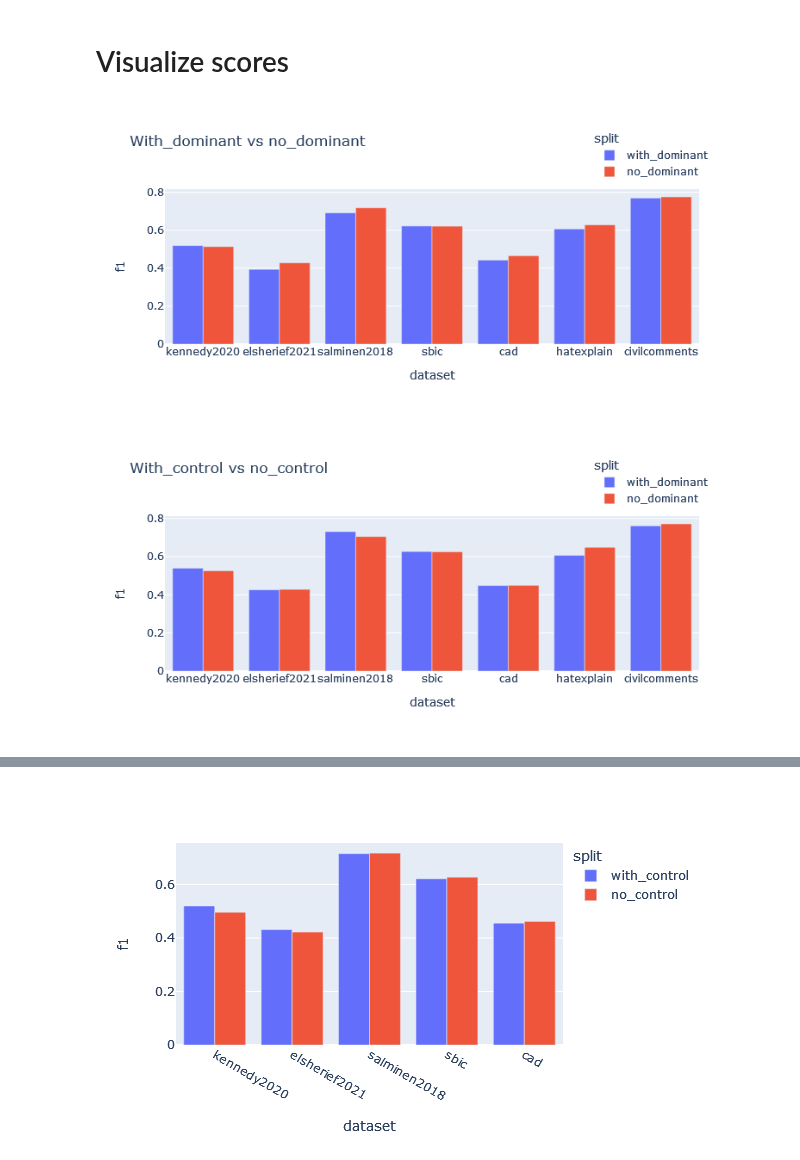
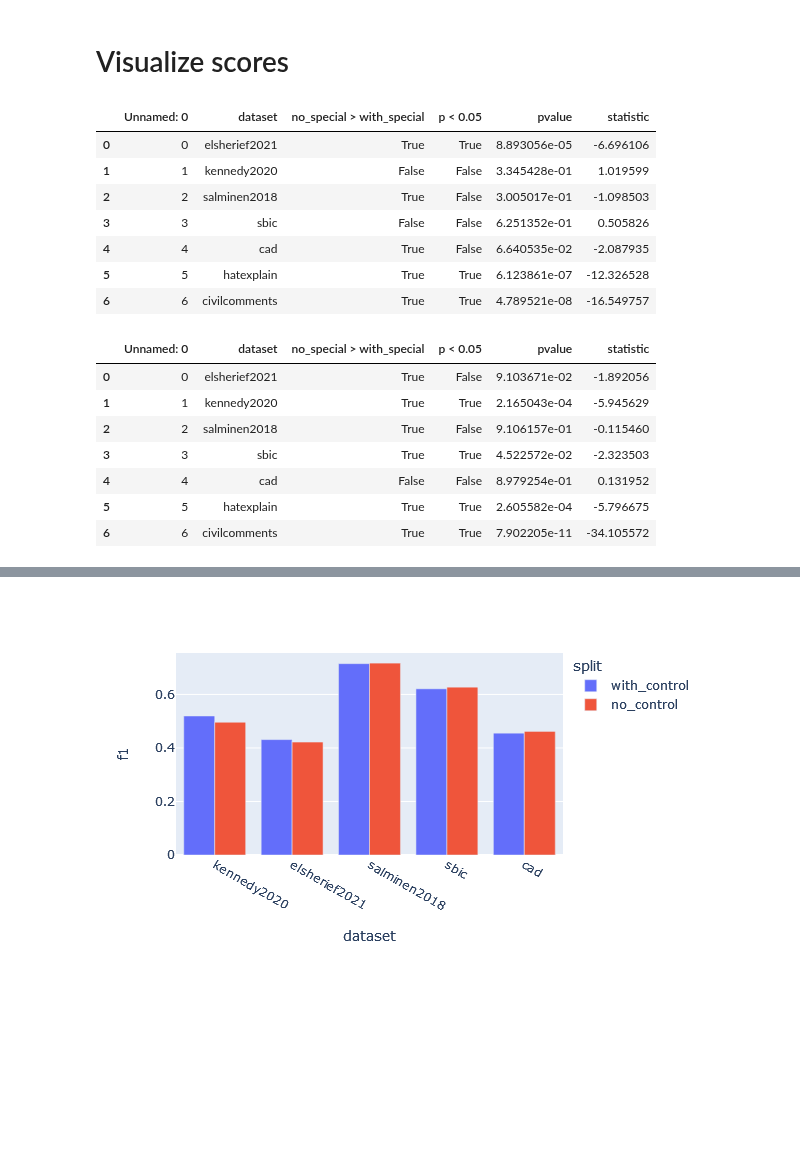
Before and after one commit to michaelmilleryoder/hate_speech_identities, a Jupyter notebook: jupyter/lr_hate_speech_classifier.ipynb, the cells around one changed output, grey strips where cells are left out. Saved outputs shown, nothing was run; the diff lists cells and outputs as text; code cells hidden in the pictures; blank space fills up the shorter version.

```diff
--- a/jupyter/lr_hate_speech_classifier.ipynb
+++ b/jupyter/lr_hate_speech_classifier.ipynb
@@ -309,27 +309,41 @@ for splits in ['hegsplits', 'controlsplit']:
 | 4 | cad | True | False | 0.232422 | 15.0 |
 # %% [markdown]
 # Visualize scores
-# %%
-import pandas as pd
-import plotly.express as px
-
-titles = {'hegsplits': 'With_dominant vs no_dominant',
-          'controlsplits': 'With_control vs no_control'}
-for splits in ['hegsplits', 'controlsplits']:
-
-    # Load scores
-    f1s = pd.read_csv(f'/storage2/mamille3/hegemonic_hate/tmp/{splits}_5x2cv_f1.csv')
-    f1s = f1s.replace('with_special', 'with_dominant').replace('no_special', 'no_dominant')
-    f1s
-
-    fig = px.bar(f1s, x='dataset', y='f1', color='split', barmode='group', title=titles[splits])
-    fig.update_layout(legend=dict(
-        yanchor='top',
-        y=1.4,
-        xanchor='left',
-        x=0.8
-    ))
-    fig.show()
-# %% [output]
-[figure, removed]
-[figure, removed]
+# %%
+import pandas as pd
+import plotly.express as px
+from IPython.display import display
+
+titles = {'hegsplits': 'With_dominant vs no_dominant',
+          'controlsplits': 'With_control vs no_control'}
+for splits in ['hegsplits', 'controlsplits']:
+
+    # Load scores
+    scores_path = f'/usr0/home/mamille3/hegemonic_hate/output/lr_{splits}_5x2cv_f1.csv'
+    f1s = pd.read_csv(scores_path)
+    if splits == 'hegsplits':
+        f1s = f1s.replace('with_special', 'with_dominant').replace('no_special', 'no_dominant')
+    elif splits == 'controlsplits':
+        f1s = f1s.replace('with_special', 'with_control').replace('no_special', 'no_control')
+
+    # Load significance
+    sigs_path = f'/usr0/home/mamille3/hegemonic_hate/output/lr_{splits}_5x2cv_sigs.csv'
+    sigs = pd.read_csv(sigs_path, index_col=0)
+    display(sigs)
+# %% [output]
+|  | Unnamed: 0 | dataset | no_special > with_special | p < 0.05 | pvalue | statistic |
+| 0 | 0 | elsherief2021 | True | True | 8.893056e-05 | -6.696106 |
+| 1 | 1 | kennedy2020 | False | False | 3.345428e-01 | 1.019599 |
+| 2 | 2 | salminen2018 | True | False | 3.005017e-01 | -1.098503 |
+| 3 | 3 | sbic | False | False | 6.251352e-01 | 0.505826 |
+| 4 | 4 | cad | True | False | 6.640535e-02 | -2.087935 |
+| 5 | 5 | hatexplain | True | True | 6.123861e-07 | -12.326528 |
+| 6 | 6 | civilcomments | True | True | 4.789521e-08 | -16.549757 |
+|  | Unnamed: 0 | dataset | no_special > with_special | p < 0.05 | pvalue | statistic |
+| 0 | 0 | elsherief2021 | True | False | 9.103671e-02 | -1.892056 |
+| 1 | 1 | kennedy2020 | True | True | 2.165043e-04 | -5.945629 |
+| 2 | 2 | salminen2018 | True | False | 9.106157e-01 | -0.115460 |
+| 3 | 3 | sbic | True | True | 4.522572e-02 | -2.323503 |
+| 4 | 4 | cad | False | False | 8.979254e-01 | 0.131952 |
+| 5 | 5 | hatexplain | True | True | 2.605582e-04 | -5.796675 |
+| 6 | 6 | civilcomments | True | True | 7.902205e-11 | -34.105572 |
```
Also changed, not shown: parts of 1 cell of this notebook, 5 other files.
